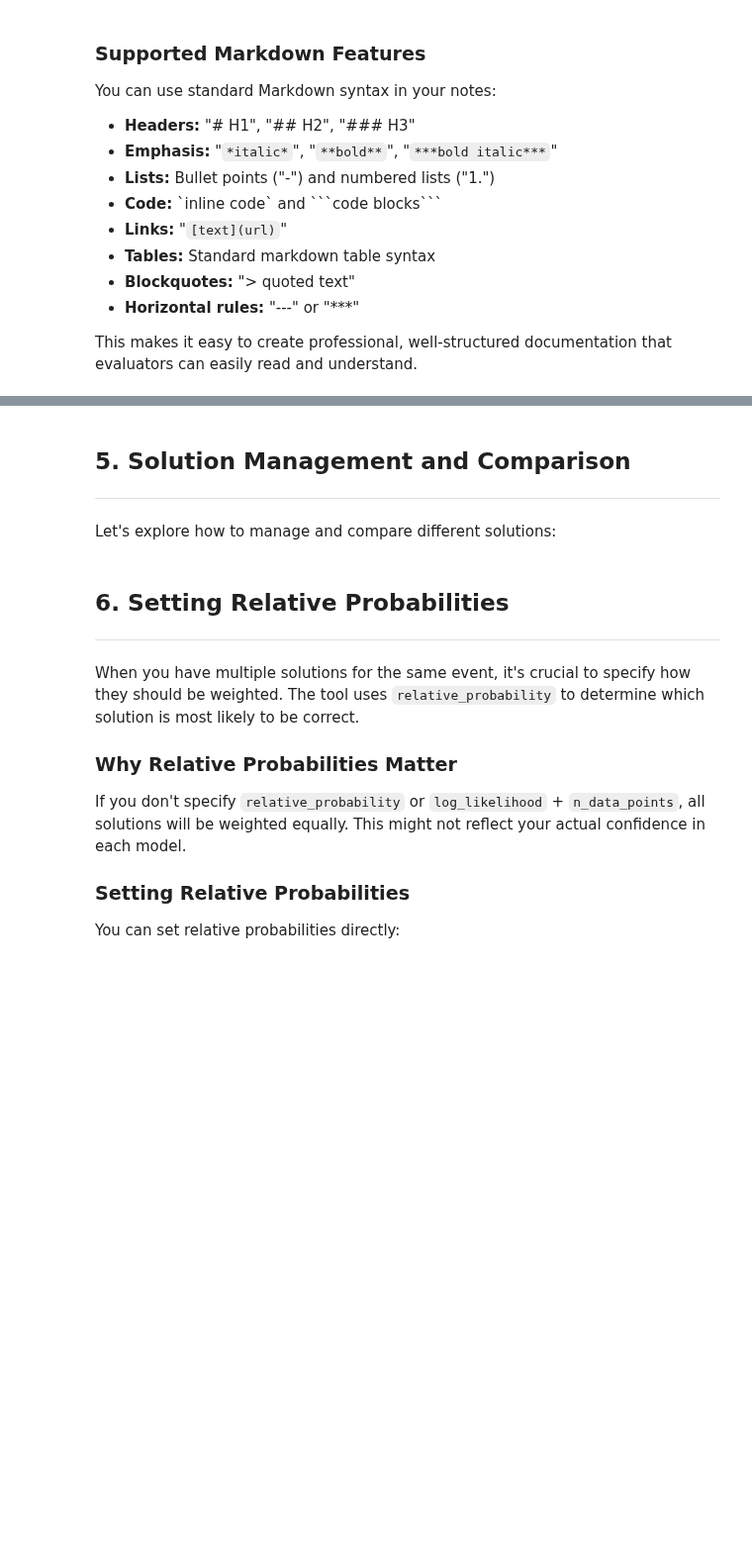
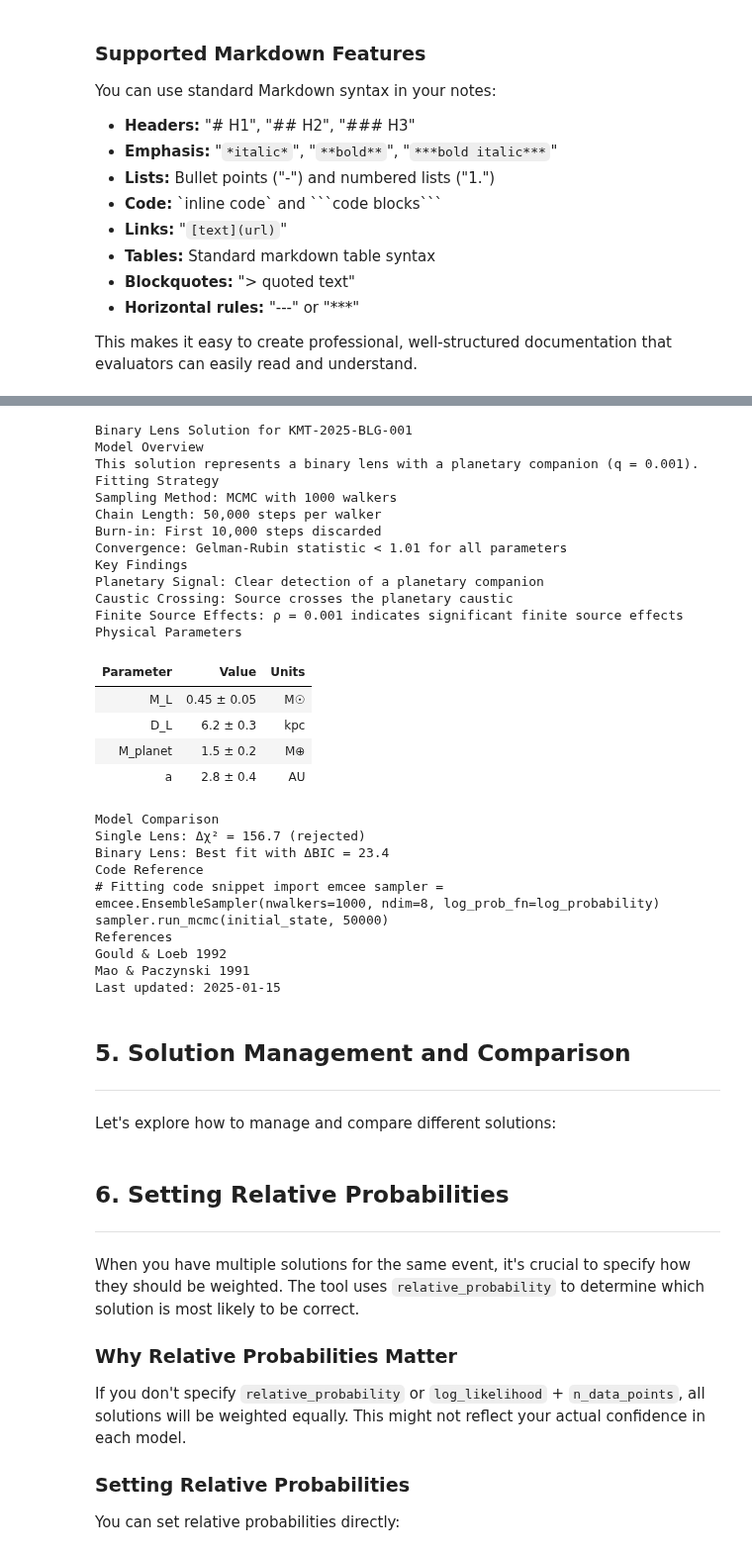
Before and after one commit to AmberLee2427/microlens-submit, a Jupyter notebook: docs/Submission_Tool_Tutorial.ipynb, the cells around one changed output, grey strips where cells are left out. Shown at 99% size. Drawn from its saved outputs; the diff is of its cells as text; code cells hidden in the pictures; blank space fills up the shorter version.

```diff
--- a/docs/Submission_Tool_Tutorial.ipynb
+++ b/docs/Submission_Tool_Tutorial.ipynb
@@ -54,6 +54,7 @@ from pathlib import Path
 
 # Create a new submission project
 project_path = Path("./my_microlensing_submission")
+project_path = Path("./")
 submission = microlens_submit.load(project_path)
 
 # Set team information
@@ -94,12 +101,12 @@ single_lens_params = {
 }
 
 solution_1 = event_001.add_solution(
-    model_type="single_lens",
+    model_type="1S1L",
     parameters=single_lens_params
 )
 
 # Add metadata about this solution
-solution_1.notes = "Initial single-lens fit using MCMC sampling"
+solution_1.set_notes("Initial single-lens fit using MCMC sampling")
 solution_1.used_astrometry = False
 solution_1.used_postage_stamps = True
 solution_1.log_likelihood = -1234.56
@@ -132,7 +143,7 @@ binary_lens_params = {
 }
 
 solution_2 = event_001.add_solution(
-    model_type="binary_lens",
+    model_type="1S2L",
     parameters=binary_lens_params
 )
 
@@ -153,9 +164,8 @@ solution_2.parameter_uncertainties = {
     "s": 0.05
 }
 
-solution_2.notes = "Binary-lens fit with planetary companion. MCMC with 1000 walkers, 5000 steps."
+solution_2.set_notes("Binary-lens fit with planetary companion. MCMC with 1000 walkers, 5000 steps.")
 solution_2.log_likelihood = -1189.34
-solution_2.log_prior = -15.67
 solution_2.relative_probability = 0.4
 solution_2.n_data_points = 1250
 solution_2.lightcurve_plot_path = "plots/event_001_lc.png"
@@ -269,7 +284,7 @@ sampler.run_mcmc(initial_state, 50000)
 """
 
 # Apply rich notes to a solution
-solution_2.notes = rich_notes
+solution_2.set_notes(rich_notes)
 submission.save()
 
 print("✅ Applied rich markdown notes to solution")
@@ -292,3 +331,36 @@ This makes it easy to create professional, well-structured documentation that ev
+# %%
+# Previewing your notes as ~rendered HTML
+from IPython.display import HTML
+
+display(HTML(solution_2.view_notes()))
+# %% [output]
+Binary Lens Solution for KMT-2025-BLG-001
+Model Overview
+This solution represents a binary lens with a planetary companion (q = 0.001).
+Fitting Strategy
+Sampling Method: MCMC with 1000 walkers
+Chain Length: 50,000 steps per walker
+Burn-in: First 10,000 steps discarded
+Convergence: Gelman-Rubin statistic < 1.01 for all parameters
+Key Findings
+Planetary Signal: Clear detection of a planetary companion
+Caustic Crossing: Source crosses the planetary caustic
+Finite Source Effects: ρ = 0.001 indicates significant finite source effects
+Physical Parameters
+| Parameter | Value | Units |
+| M_L | 0.45 ± 0.05 | M☉ |
+| D_L | 6.2 ± 0.3 | kpc |
+| M_planet | 1.5 ± 0.2 | M⊕ |
+| a | 2.8 ± 0.4 | AU |
+Model Comparison
+Single Lens: Δχ² = 156.7 (rejected)
+Binary Lens: Best fit with ΔBIC = 23.4
+Code Reference
+# Fitting code snippet import emcee sampler = emcee.EnsembleSampler(nwalkers=1000, ndim=8, log_prob_fn=log_probability) sampler.run_mcmc(initial_state, 50000)
+References
+Gould & Loeb 1992
+Mao & Paczynski 1991
+Last updated: 2025-01-15
 # %% [markdown]
 ## 5. Solution Management and Comparison
 
```
Also changed, not shown: parts of 7 cells of this notebook, 9 other files.
